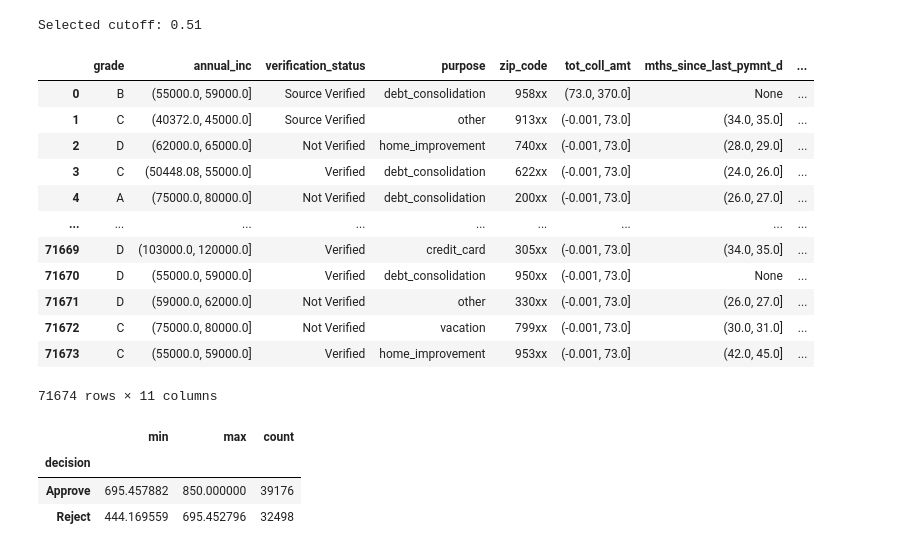
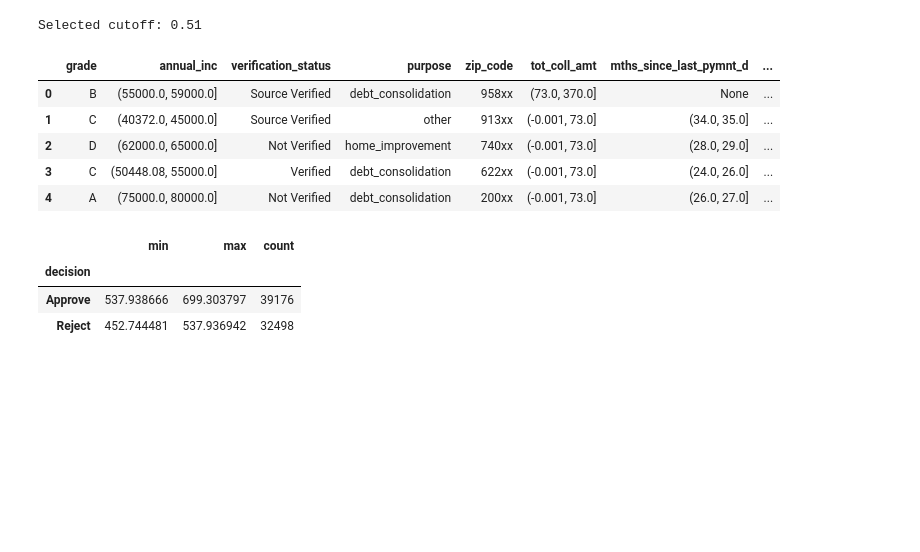
Before and after one commit to mmichellesvv/Credit-Risk-Assessment, a Jupyter notebook: creditRisk_PDmodel.ipynb, the cells around one changed output. Drawn from its saved outputs; the diff is of its cells as text; code cells hidden in the pictures; blank space fills up the shorter version.

```diff
--- a/creditRisk_PDmodel.ipynb
+++ b/creditRisk_PDmodel.ipynb
@@ -735,25 +730,18 @@ Selected cutoff: 0.51
 # %%
 df_scores['decision'] = np.where(probs >= cutoff, 'Approve', 'Reject')
 
-df_scores
+df_scores.head()
 # %% [output]
 |  | grade | annual_inc | verification_status | purpose | zip_code | tot_coll_amt | mths_since_last_pymnt_d | ... |
 | 0 | B | (55000.0, 59000.0] | Source Verified | debt_consolidation | 958xx | (73.0, 370.0] | None | ... |
 | 1 | C | (40372.0, 45000.0] | Source Verified | other | 913xx | (-0.001, 73.0] | (34.0, 35.0] | ... |
 | 2 | D | (62000.0, 65000.0] | Not Verified | home_improvement | 740xx | (-0.001, 73.0] | (28.0, 29.0] | ... |
 | 3 | C | (50448.08, 55000.0] | Verified | debt_consolidation | 622xx | (-0.001, 73.0] | (24.0, 26.0] | ... |
 | 4 | A | (75000.0, 80000.0] | Not Verified | debt_consolidation | 200xx | (-0.001, 73.0] | (26.0, 27.0] | ... |
-| ... | ... | ... | ... | ... | ... | ... | ... | ... |
-| 71669 | D | (103000.0, 120000.0] | Verified | credit_card | 305xx | (-0.001, 73.0] | (34.0, 35.0] | ... |
-| 71670 | D | (55000.0, 59000.0] | Verified | debt_consolidation | 950xx | (-0.001, 73.0] | None | ... |
-| 71671 | D | (59000.0, 62000.0] | Not Verified | other | 330xx | (-0.001, 73.0] | (26.0, 27.0] | ... |
-| 71672 | C | (75000.0, 80000.0] | Not Verified | vacation | 799xx | (-0.001, 73.0] | (30.0, 31.0] | ... |
-| 71673 | C | (55000.0, 59000.0] | Verified | home_improvement | 953xx | (-0.001, 73.0] | (42.0, 45.0] | ... |
-71674 rows × 11 columns
 # %%
-df_scores.groupby('decision')['score_300_850'].agg(['min','max','count'])
+df_scores.groupby('decision')['raw_score'].agg(['min','max','count'])
 # %% [output]
 |  | min | max | count |
 | decision |  |  |  |
-| Approve | 695.457882 | 850.000000 | 39176 |
-| Reject | 444.169559 | 695.452796 | 32498 |
+| Approve | 537.938666 | 699.303797 | 39176 |
+| Reject | 452.744481 | 537.936942 | 32498 |
```
Also changed, not shown: parts of 22 cells of this notebook.
